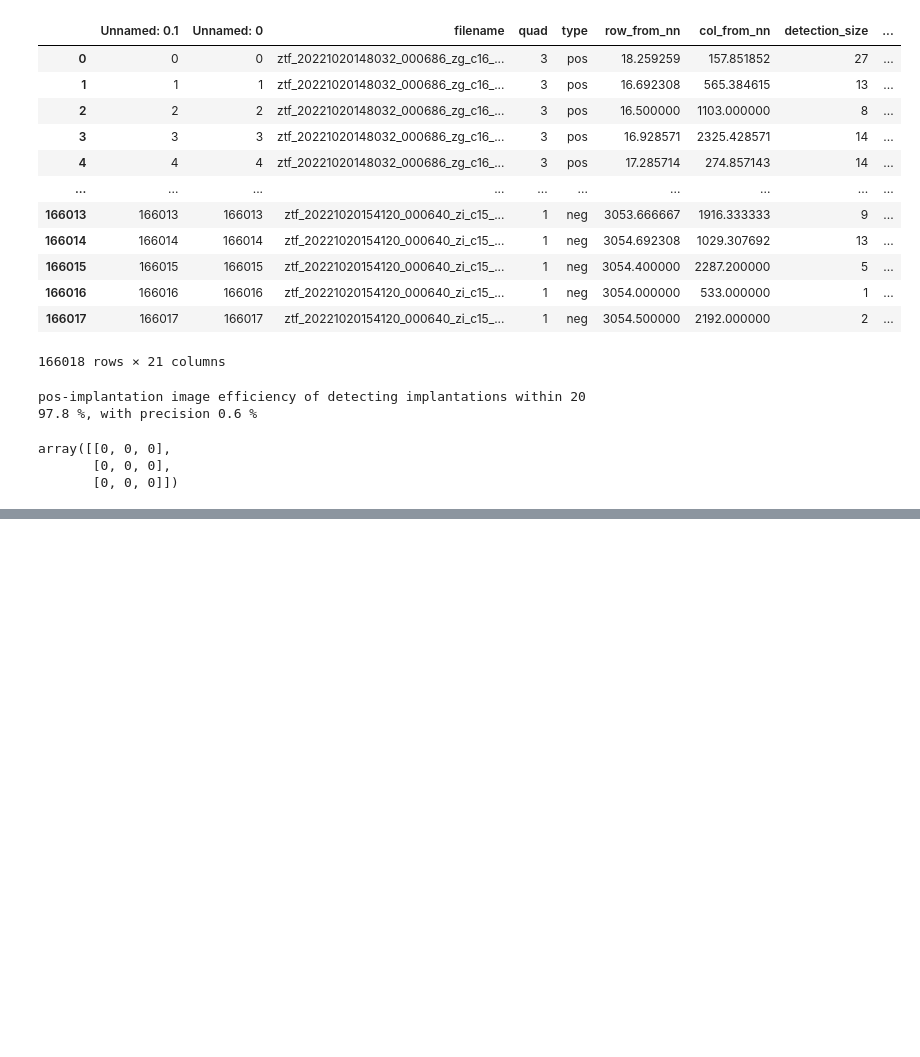
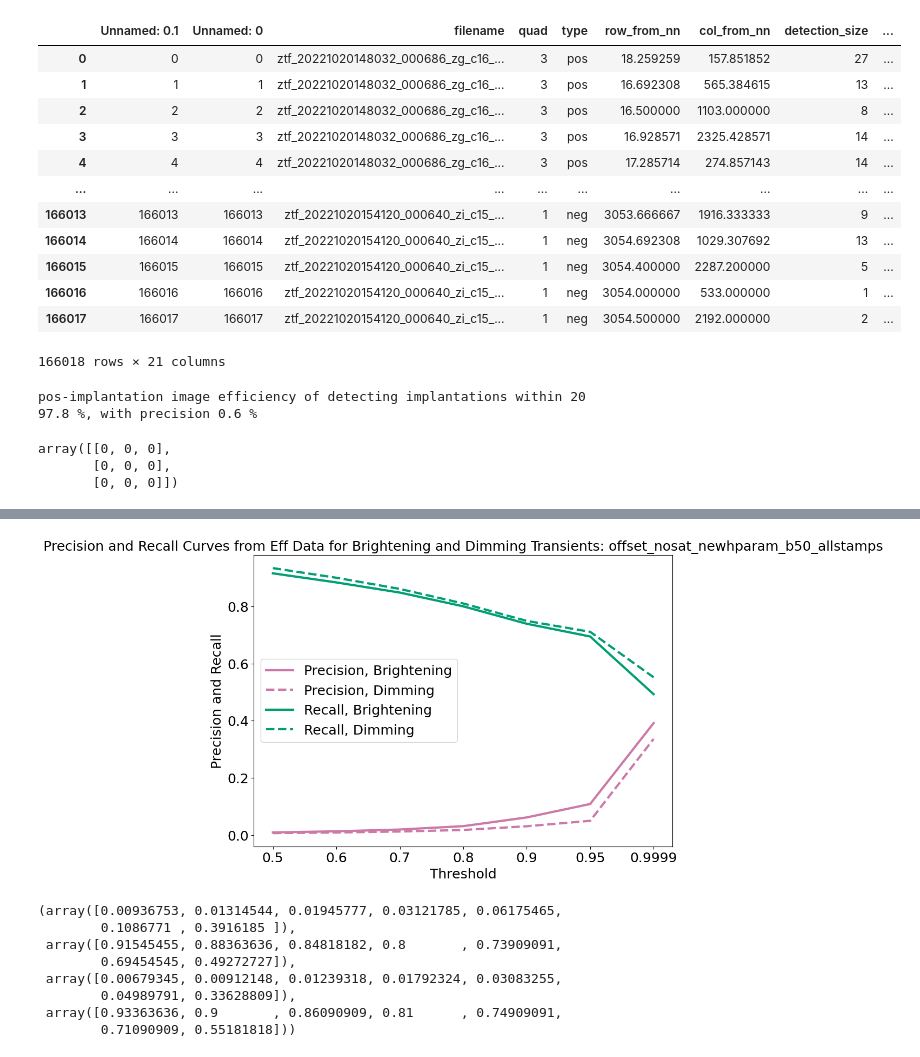
Before and after one commit to SHDaniels/Continuous-Readout-Image-Transient-Detection-with-CNNs, a Jupyter notebook: compare_pr_effdata.ipynb, the cells around one changed output, grey strips where cells are left out. Cells and saved outputs as stored; diff of their text form; code cells hidden in the pictures; blank space fills up the shorter version.

Commit message:
precision-recall from eff data

```diff
--- a/compare_pr_effdata.ipynb
+++ b/compare_pr_effdata.ipynb
@@ -160,0 +288,12 @@ array([[0, 0, 0],
+# %%
+plot_precision_recall_from_eff_data("offset_nosat_newhparam_b50_allstamps")
+# %% [output]
+[figure, added]
+(array([0.00936753, 0.01314544, 0.01945777, 0.03121785, 0.06175465,
+        0.1086771 , 0.3916185 ]),
+ array([0.91545455, 0.88363636, 0.84818182, 0.8       , 0.73909091,
+        0.69454545, 0.49272727]),
+ array([0.00679345, 0.00912148, 0.01239318, 0.01792324, 0.03083255,
+        0.04989791, 0.33628809]),
+ array([0.93363636, 0.9       , 0.86090909, 0.81      , 0.74909091,
+        0.71090909, 0.55181818]))
```
Also changed, not shown: parts of 15 cells of this notebook, 1 other file.
